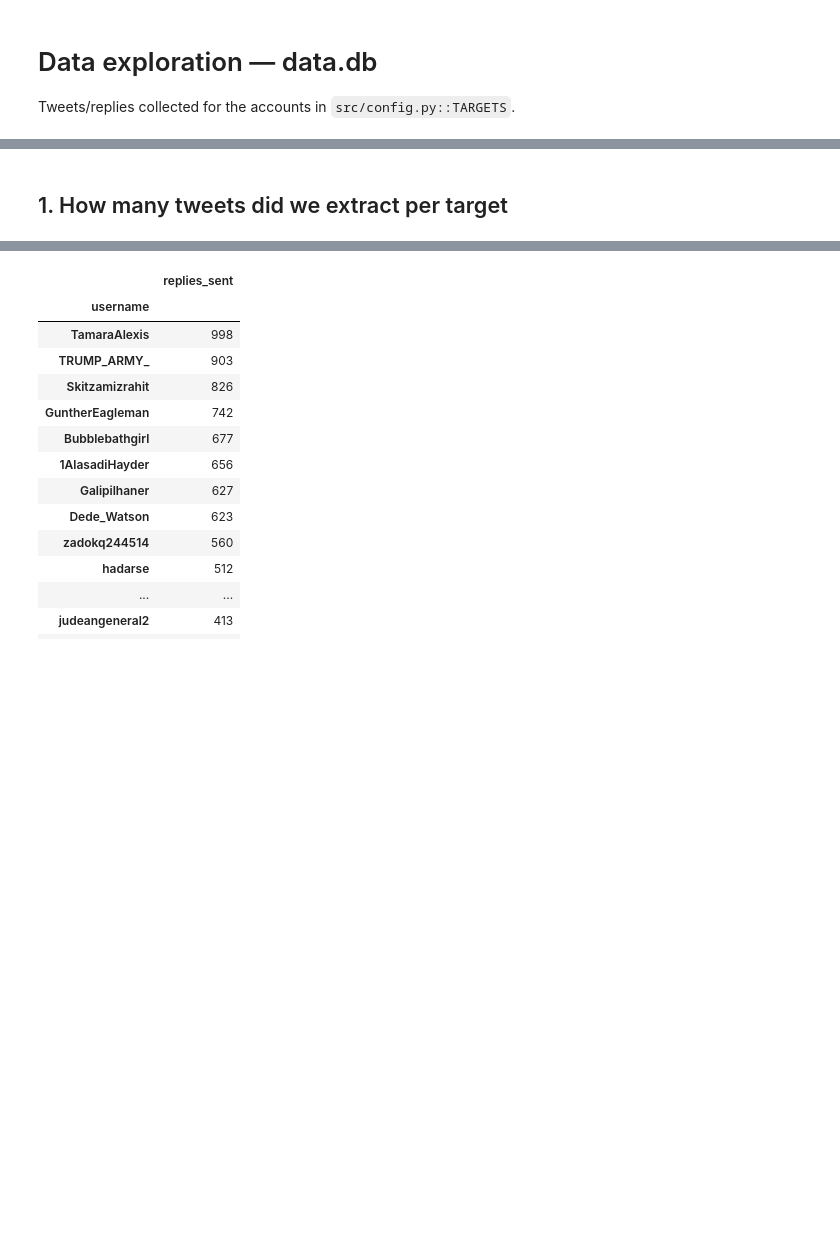
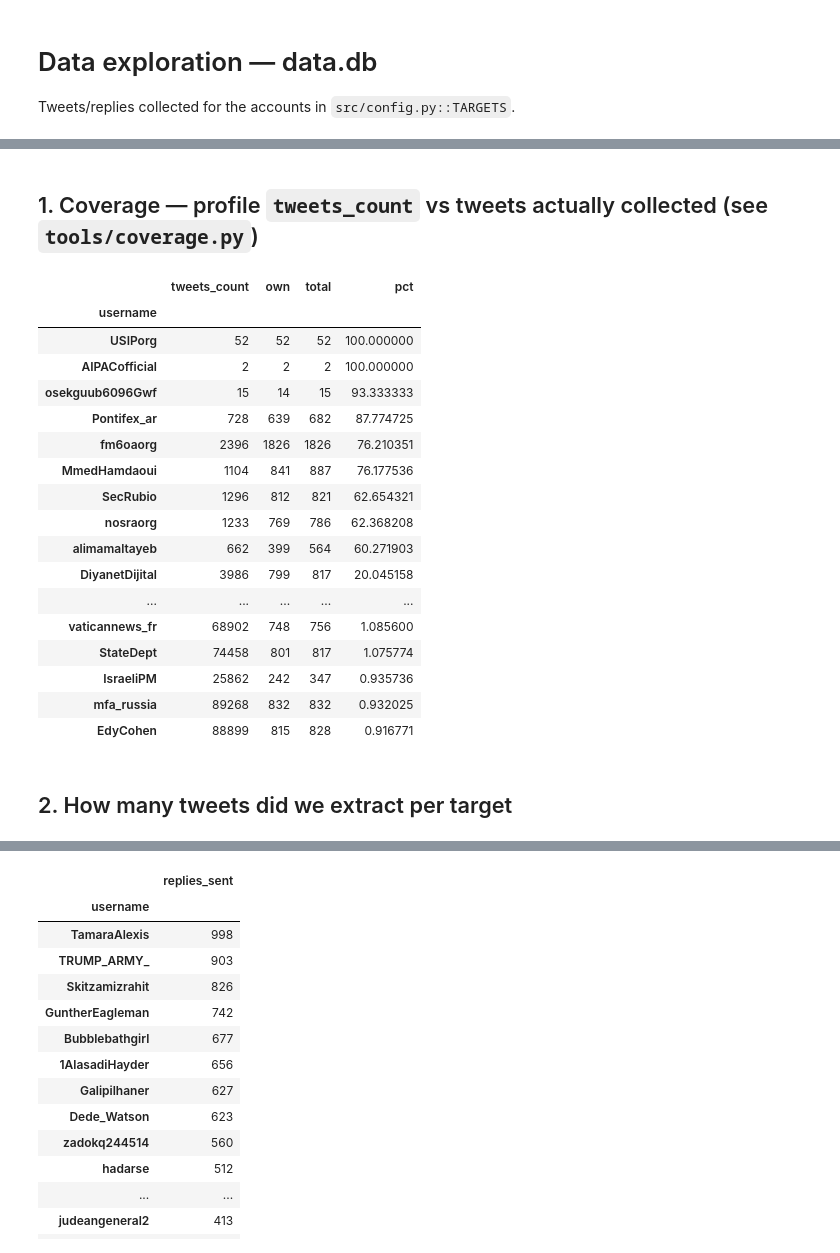
Before and after one commit to zztaouil/twitter-datum, a Jupyter notebook: tools/explore.ipynb, the cells around one changed output, grey strips where cells are left out. Saved outputs shown, nothing was run; the diff lists cells and outputs as text; code cells hidden in the pictures; blank space fills up the shorter version.

```diff
--- a/tools/explore.ipynb
+++ b/tools/explore.ipynb
@@ -31,5 +31,33 @@ print(f"{len(users):,} user profiles cached")
+# %% [markdown]
+## 1. Coverage — profile `tweets_count` vs tweets actually collected (see `tools/coverage.py`)
+# %%
+coverage = tweets.groupby("user_id").agg(own=("is_reply", lambda s: (~s).sum()), total=("is_reply", "size"))
+coverage = users.set_index("id")[["username", "tweets_count"]].join(coverage)
+coverage = coverage.set_index("username").reindex(TARGETS)
+coverage[["tweets_count", "own", "total"]] = coverage[["tweets_count", "own", "total"]].fillna(0).astype(int)
+coverage["pct"] = coverage["own"] / coverage["tweets_count"].replace(0, pd.NA) * 100
+coverage.sort_values("pct", ascending=False)
+# %% [output]
+|  | tweets_count | own | total | pct |
+| username |  |  |  |  |
+| USIPorg | 52 | 52 | 52 | 100.000000 |
+| AIPACofficial | 2 | 2 | 2 | 100.000000 |
+| osekguub6096Gwf | 15 | 14 | 15 | 93.333333 |
+| Pontifex_ar | 728 | 639 | 682 | 87.774725 |
+| fm6oaorg | 2396 | 1826 | 1826 | 76.210351 |
+| MmedHamdaoui | 1104 | 841 | 887 | 76.177536 |
+| SecRubio | 1296 | 812 | 821 | 62.654321 |
+| nosraorg | 1233 | 769 | 786 | 62.368208 |
+| alimamaltayeb | 662 | 399 | 564 | 60.271903 |
+| DiyanetDijital | 3986 | 799 | 817 | 20.045158 |
+| ... | ... | ... | ... | ... |
+| vaticannews_fr | 68902 | 748 | 756 | 1.085600 |
+| StateDept | 74458 | 801 | 817 | 1.075774 |
+| IsraeliPM | 25862 | 242 | 347 | 0.935736 |
+| mfa_russia | 89268 | 832 | 832 | 0.932025 |
+| EdyCohen | 88899 | 815 | 828 | 0.916771 |
 # %% [markdown]
-## 1. How many tweets did we extract per target
+## 2. How many tweets did we extract per target
 # %%
 root_tweets = tweets[~tweets["is_reply"]]
 per_target = root_tweets[root_tweets["is_target"]].groupby("username").size().reindex(TARGETS).fillna(0).astype(int)
```
Also changed, not shown: parts of 29 cells of this notebook, 2 other files.
